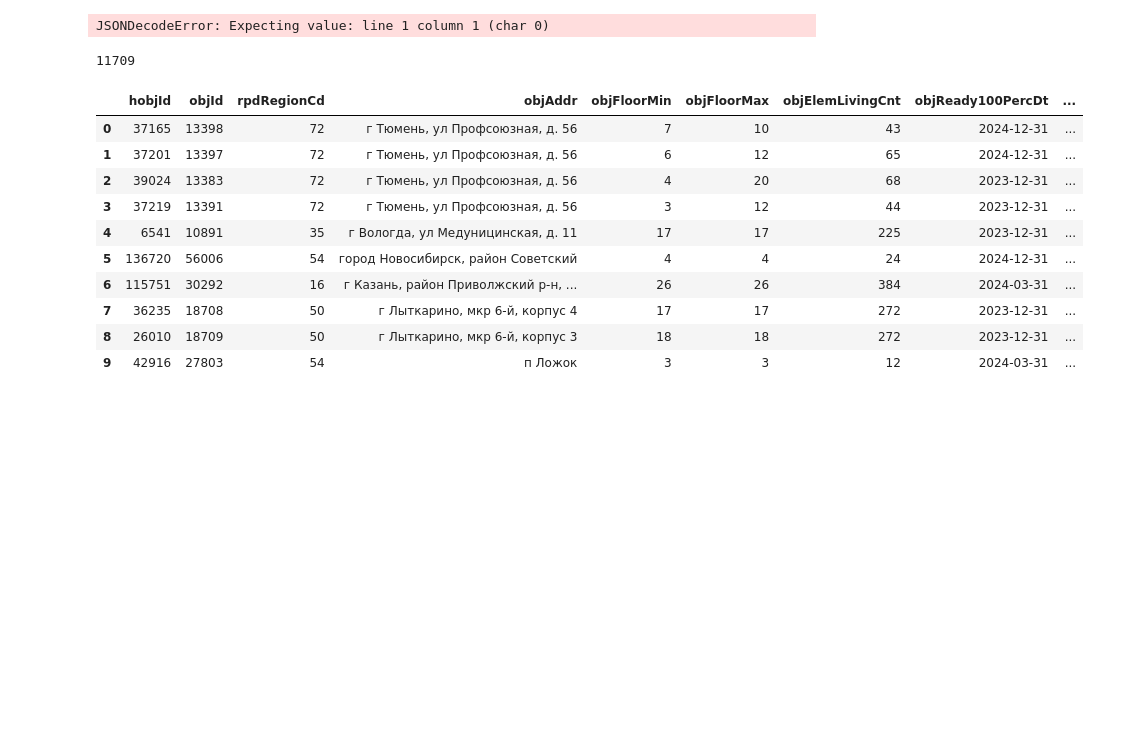
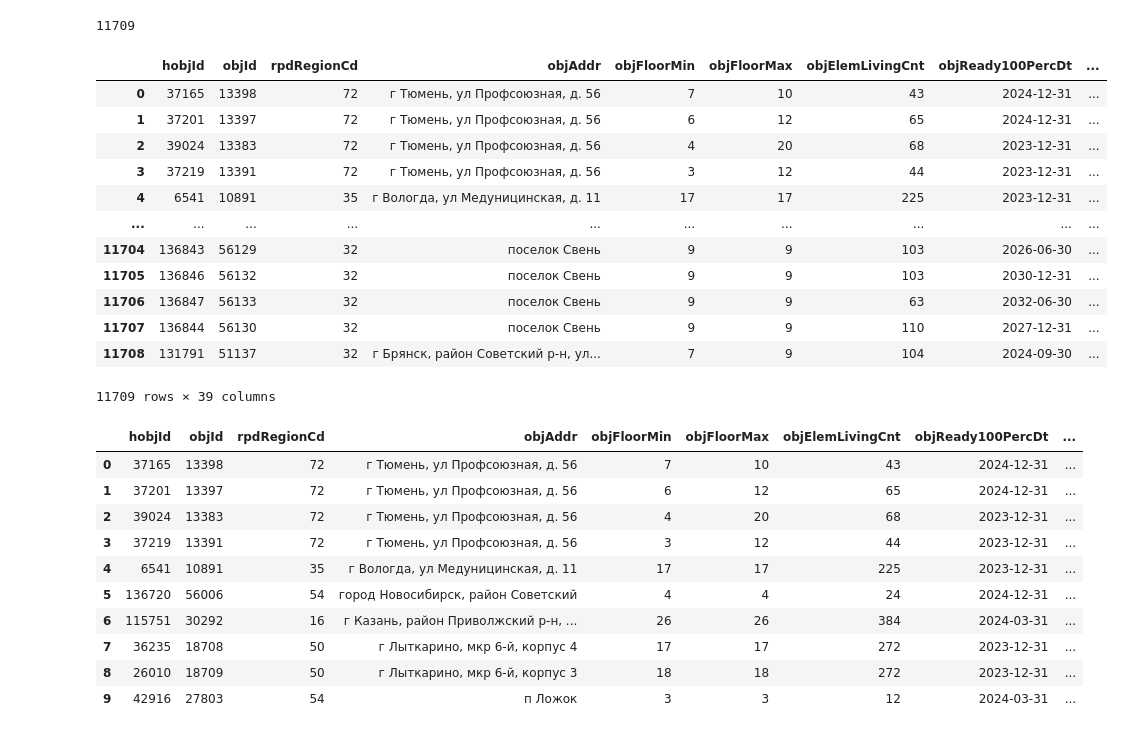
Before and after one commit to NataliyaNekrasova1988/Home_Work-2, a Jupyter notebook: Home_work#3.ipynb, the cells around one changed output. Cells and saved outputs as stored; diff of their text form; code cells hidden in the pictures; blank space fills up the shorter version.

```diff
--- a/Home_work#3.ipynb
+++ b/Home_work#3.ipynb
@@ -29,15 +27,13 @@ JSONDecodeError: Expecting value: line 1 column 1 (char 0)
 # %%
 # Запускаем цикл для сбора всех идентификаторов объектов со всех страниц
-all_object_ids= []
-while True:
-    url = f'https://xn--80az8a.xn--d1aqf.xn--p1ai/%D1%81%D0%B5%D1%80%D0%B2%D0%B8%D1%81%D1%8B/api/kn/object?offset={offset_}&limit={limit_}&sortField=devId.devShortCleanNm&sortType=asc&objStatus=0'
-    res = requests.get(url)
-    objects_data = res.json()
-    all_object_ids.extend(objects_data.get('data').get('list'))
-    offset_=offset_+limit_
-    if len(objects_data.get('data').get('list'))<100:
-        all_object_ids.extend(objects_data.get('data').get('list'))
-        break
+# all_object_ids= []
+# while True:
+#     url = f'https://xn--80az8a.xn--d1aqf.xn--p1ai/%D1%81%D0%B5%D1%80%D0%B2%D0%B8%D1%81%D1%8B/api/kn/object?offset={offset_}&limit={limit_}&sortField=devId.devShortCleanNm&sortType=asc&objStatus=0'
+#     res = requests.get(url)
+#     objects_data = res.json()
+#     all_object_ids.extend(objects_data.get('data').get('list'))
+#     offset_=offset_+limit_
+#     if len(objects_data.get('data').get('list'))<100:
+#         all_object_ids.extend(objects_data.get('data').get('list'))
+#         break
-# %% [output]
-JSONDecodeError: Expecting value: line 1 column 1 (char 0)
 # %%
@@ -55,7 +51,23 @@ import os
 import matplotlib.pyplot as plt
 %matplotlib inline
 # %%
-df = pd.json_normalize(all_object_ids)
+df=pd.read_pickle('Наш_Дом_РФ.pkl')
+
+df
+# %% [output]
+|  | hobjId | objId | rpdRegionCd | objAddr | objFloorMin | objFloorMax | objElemLivingCnt | objReady100PercDt | ... |
+| 0 | 37165 | 13398 | 72 | г Тюмень, ул Профсоюзная, д. 56 | 7 | 10 | 43 | 2024-12-31 | ... |
+| 1 | 37201 | 13397 | 72 | г Тюмень, ул Профсоюзная, д. 56 | 6 | 12 | 65 | 2024-12-31 | ... |
+| 2 | 39024 | 13383 | 72 | г Тюмень, ул Профсоюзная, д. 56 | 4 | 20 | 68 | 2023-12-31 | ... |
+| 3 | 37219 | 13391 | 72 | г Тюмень, ул Профсоюзная, д. 56 | 3 | 12 | 44 | 2023-12-31 | ... |
+| 4 | 6541 | 10891 | 35 | г Вологда, ул Медуницинская, д. 11 | 17 | 17 | 225 | 2023-12-31 | ... |
+| ... | ... | ... | ... | ... | ... | ... | ... | ... | ... |
+| 11704 | 136843 | 56129 | 32 | поселок Свень | 9 | 9 | 103 | 2026-06-30 | ... |
+| 11705 | 136846 | 56132 | 32 | поселок Свень | 9 | 9 | 103 | 2030-12-31 | ... |
+| 11706 | 136847 | 56133 | 32 | поселок Свень | 9 | 9 | 63 | 2032-06-30 | ... |
+| 11707 | 136844 | 56130 | 32 | поселок Свень | 9 | 9 | 110 | 2027-12-31 | ... |
+| 11708 | 131791 | 51137 | 32 | г Брянск, район Советский р-н, ул... | 7 | 9 | 104 | 2024-09-30 | ... |
+11709 rows × 39 columns
 # %%
 df.head(10)
 # %% [output]
```
Also changed, not shown: parts of 8 cells of this notebook.
